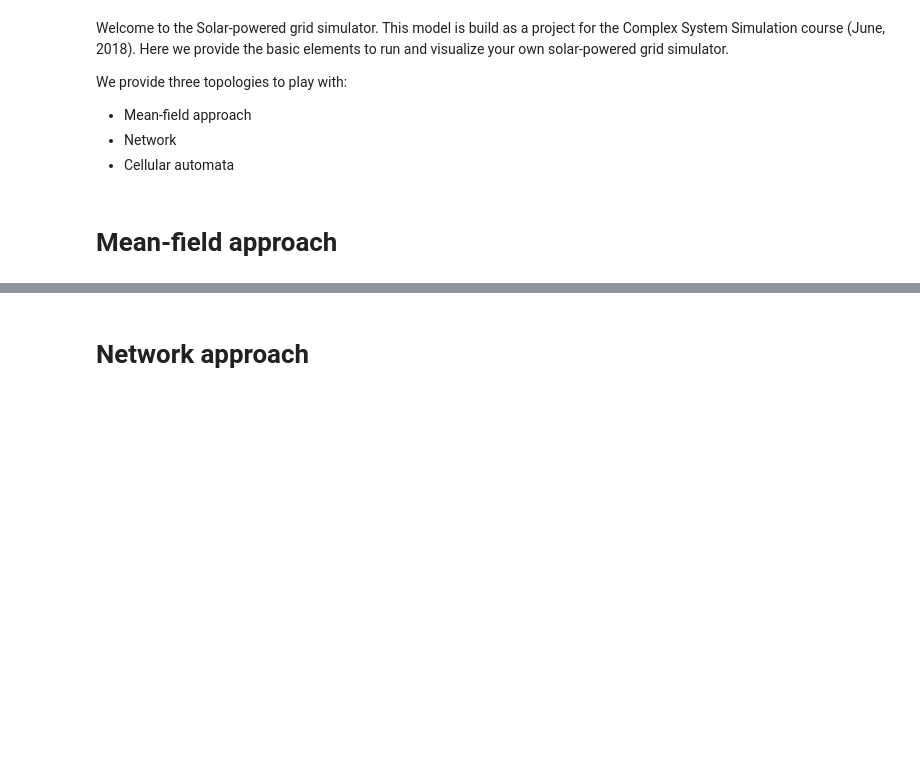
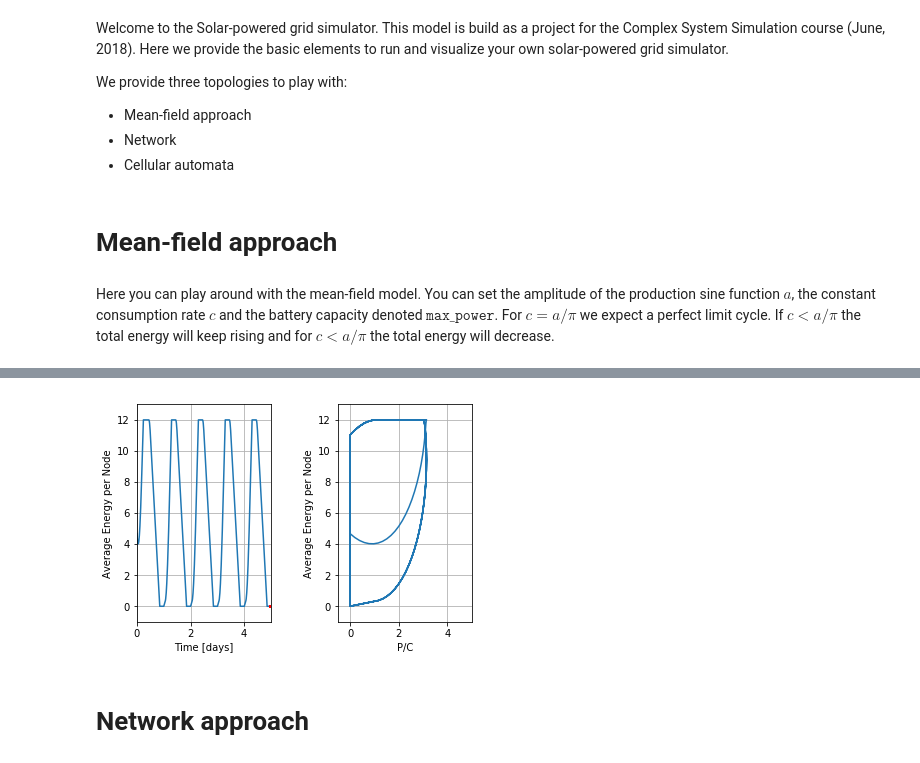
Before and after one commit to WavyV/Complex_System_Simulation, a Jupyter notebook: interactive_notebook.ipynb, the cells around one changed output, grey strips where cells are left out. Cells and saved outputs as stored; diff of their text form; code cells hidden in the pictures; blank space fills up the shorter version.

Commit message:
cleaning up and adding meanfield to jupyter

```diff
--- a/interactive_notebook.ipynb
+++ b/interactive_notebook.ipynb
@@ -22,3 +22,5 @@ import warnings
 warnings.filterwarnings('ignore')
 # %% [markdown]
 # Mean-field approach
+# %% [markdown]
+Here you can play around with the mean-field model. You can set the amplitude of the production sine function $a$, the constant consumption rate $c$ and the battery capacity denoted $\texttt{max_power}$. For $c = a / \pi$ we expect a perfect limit cycle. If $c < a / \pi$ the total energy will keep rising and for $c < a / \pi$ the total energy will decrease.
@@ -24,0 +30,14 @@ warnings.filterwarnings('ignore')
+# %%
+# set independent variables for the system
+N = 50                  # Number of nodes
+max_it = 500            # Number of iterations
+init_value = 5          # Initial value for all nodes
+a = 1                   # Amplitude sine function
+c = a / np.pi           # Constant consumption value
+dt = 0.01               # Integration step
+max_power = 12          # Battery Capacity
+
+anim = animate_meanfield(N, a, c, init_value, max_power, max_it, dt, jupyter=True)
+
+HTML(anim.to_html5_video())
+# %% [output]
@@ -25,3 +45,4 @@ warnings.filterwarnings('ignore')
+[figure, added]
 # %% [markdown]
 # Network approach
 # %%
```
Also changed, not shown: parts of 5 cells of this notebook, 4 other files.
